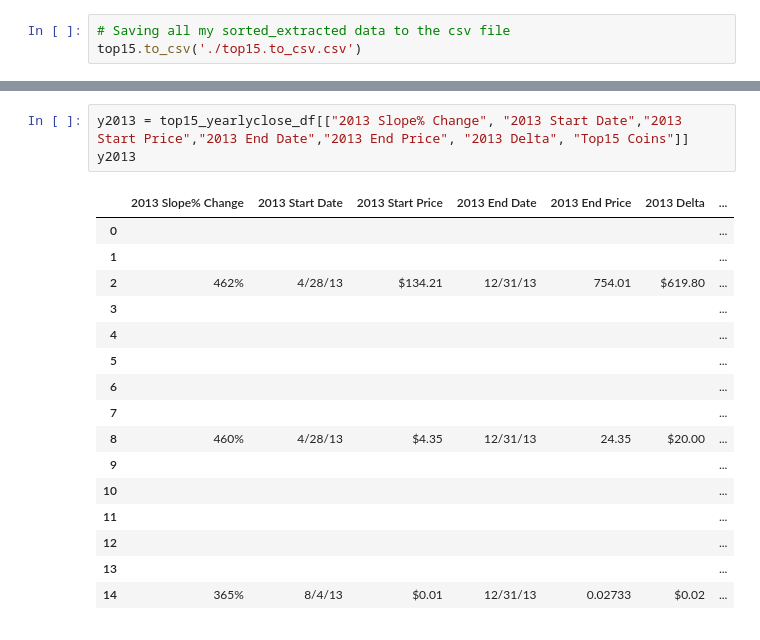
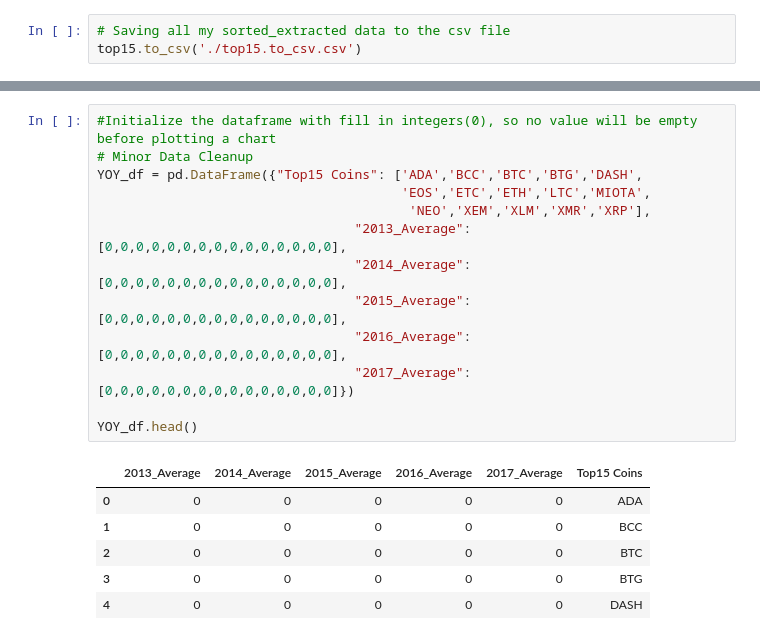
Before and after one commit to sharonsu94/cryptocurrency, a Jupyter notebook: Sunitha.Crypto+Analysis.ipynb, the cells around one changed output, grey strips where cells are left out. Drawn from its saved outputs; the diff is of its cells as text.

```diff
--- a/Sunitha.Crypto+Analysis.ipynb
+++ b/Sunitha.Crypto+Analysis.ipynb
@@ -220,20 +62,20 @@ y2015
-# %%
-y2013 = top15_yearlyclose_df[["2013 Slope% Change", "2013 Start Date","2013 Start Price","2013 End Date","2013 End Price", "2013 Delta", "Top15 Coins"]]
-y2013
-# %% [output]
-|  | 2013 Slope% Change | 2013 Start Date | 2013 Start Price | 2013 End Date | 2013 End Price | 2013 Delta | ... |
-| 0 |  |  |  |  |  |  | ... |
-| 1 |  |  |  |  |  |  | ... |
-| 2 | 462% | 4/28/13 | $134.21 | 12/31/13 | 754.01 | $619.80 | ... |
-| 3 |  |  |  |  |  |  | ... |
-| 4 |  |  |  |  |  |  | ... |
-| 5 |  |  |  |  |  |  | ... |
-| 6 |  |  |  |  |  |  | ... |
-| 7 |  |  |  |  |  |  | ... |
-| 8 | 460% | 4/28/13 | $4.35 | 12/31/13 | 24.35 | $20.00 | ... |
-| 9 |  |  |  |  |  |  | ... |
-| 10 |  |  |  |  |  |  | ... |
-| 11 |  |  |  |  |  |  | ... |
-| 12 |  |  |  |  |  |  | ... |
-| 13 |  |  |  |  |  |  | ... |
-| 14 | 365% | 8/4/13 | $0.01 | 12/31/13 | 0.02733 | $0.02 | ... |
+# %%
+#Initialize the dataframe with fill in integers(0), so no value will be empty before plotting a chart
+# Minor Data Cleanup
+YOY_df = pd.DataFrame({"Top15 Coins": ['ADA','BCC','BTC','BTG','DASH',
+                                       'EOS','ETC','ETH','LTC','MIOTA',
+                                        'NEO','XEM','XLM','XMR','XRP'],
+                                 "2013_Average": [0,0,0,0,0,0,0,0,0,0,0,0,0,0,0],
+                                 "2014_Average": [0,0,0,0,0,0,0,0,0,0,0,0,0,0,0],
+                                 "2015_Average": [0,0,0,0,0,0,0,0,0,0,0,0,0,0,0],
+                                 "2016_Average": [0,0,0,0,0,0,0,0,0,0,0,0,0,0,0],
+                                 "2017_Average": [0,0,0,0,0,0,0,0,0,0,0,0,0,0,0]})
+
+YOY_df.head()
+# %% [output]
+|  | 2013_Average | 2014_Average | 2015_Average | 2016_Average | 2017_Average | Top15 Coins |
+| 0 | 0 | 0 | 0 | 0 | 0 | ADA |
+| 1 | 0 | 0 | 0 | 0 | 0 | BCC |
+| 2 | 0 | 0 | 0 | 0 | 0 | BTC |
+| 3 | 0 | 0 | 0 | 0 | 0 | BTG |
+| 4 | 0 | 0 | 0 | 0 | 0 | DASH |
```
Also changed, not shown: parts of 24 cells of this notebook, 3 other files.
